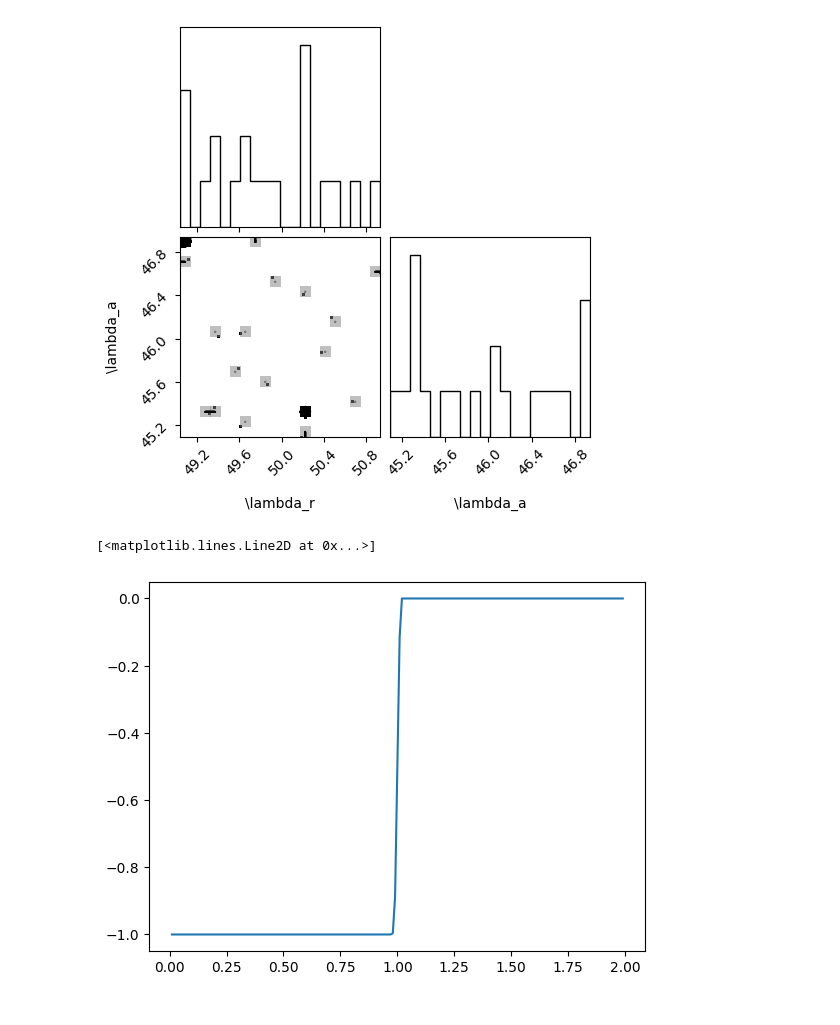
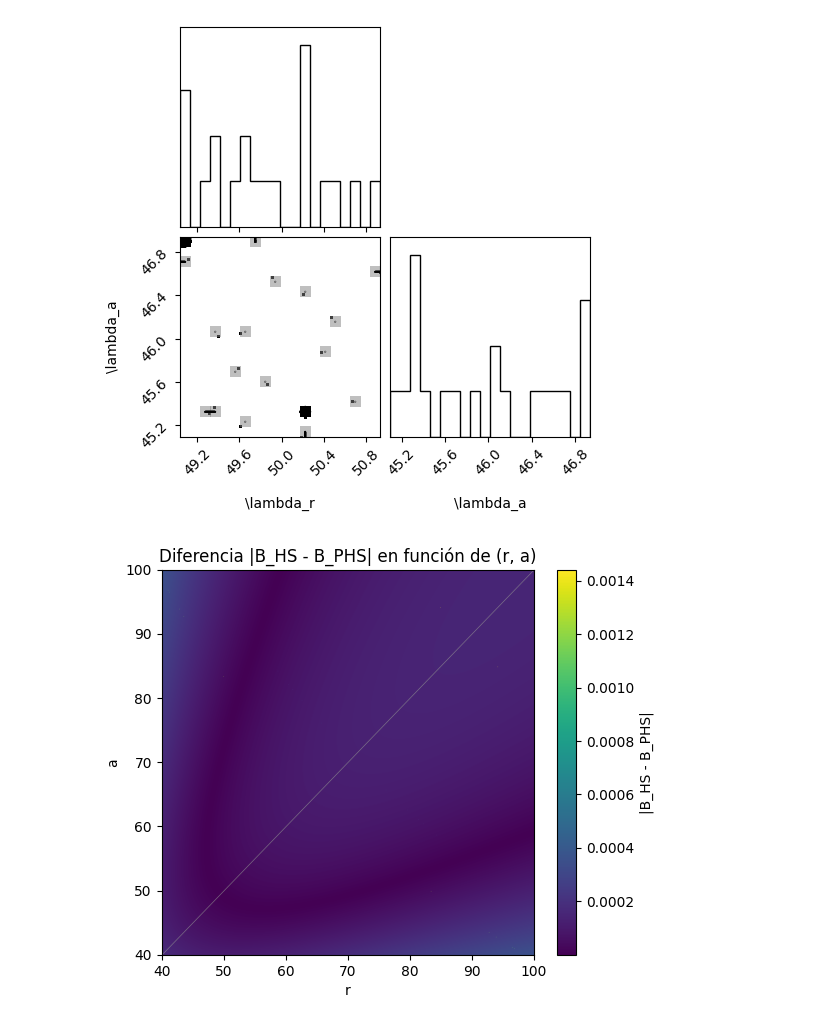
Before and after one commit to Alanxyz/statisticalphysicsrocks, a Jupyter notebook: MC.ipynb, the cells around one changed output. Saved outputs shown, nothing was run; the diff lists cells and outputs as text; code cells hidden in the pictures.

Commit message:
feat: differences plot

```diff
--- a/MC.ipynb
+++ b/MC.ipynb
@@ -356,10 +356,3 @@ plt.show()
 # %% [output]
 WARNING:root:Too few points to create valid contours
 [figure]
-# %%
-def u(r):
-    dl = 50
-    dT = 1.4737
-    if r > dl / (dl - 1):
-        return 0
-    return ((dl * ( dl / (dl - 1))**(dl - 1))  / dT) * ((1 / r)**dl - (1 / r)**(dl - 1)) + 1 / dT
@@ -368,6 +359,60 @@ f = lambda r: np.exp(-u(r)) -1
-# %%
-r = np.arange(0.01, 2, 0.01)
-plt.plot(r, [f(x) for x in r])
-# %% [output]
-[<matplotlib.lines.Line2D at 0x...>]
-[figure, removed]
+# %%
+import numpy as np
+import matplotlib.pyplot as plt
+
+D = 3
+V = lambda r: np.pi**(D/2) * r**D / math.gamma(D/2 + 1)
+integrand = lambda r: r**(D - 1)
+result, error = quad(integrand, 0, 1)
+B_HS = result * np.pi**(D / 2) / math.gamma(D / 2)
+
+# Definir el dominio
+x = np.linspace(40, 100,1000)
+y = np.linspace(40, 100, 1000)
+X, Y = np.meshgrid(x, y)
+
+def diff(r, a):
+    if r == a:
+        return np.nan  # evitar división por cero
+
+    T = 1.4737
+    e = 1 / T
+
+    try:
+        A = r / (r - a) * (r / a)**(a / (r - a))
+        B = (r / a)**(1 / (r - a))
+    except ZeroDivisionError:
+        return np.nan
+
+    def u(x):
+        if x >= B:
+            return 0
+        return A * e * ( (1/x)**r - (1/x)**a ) + e
+
+    try:
+        integrand = lambda r_: (np.exp(-u(r_)) - 1) * r_**(D-1)
+        result, _ = quad(integrand, 0, B)
+        B_PHS = -result * np.pi**(D / 2) / math.gamma(D / 2)
+    except Exception:
+        return np.nan
+
+    return np.abs(B_HS - B_PHS)
+
+# Vectorizar la función
+vecdiff = np.vectorize(diff)
+
+# Evaluar f(x, y), omitiendo la diagonal
+Z = vecdiff(X, Y)
+Z[X == Y] = np.nan  # opcional: quitar la diagonal x = y
+
+# Graficar
+plt.figure(figsize=(6, 5))
+plt.imshow(Z, extent=[x.min(), x.max(), y.min(), y.max()],
+           origin='lower', cmap='viridis', aspect='auto')
+plt.colorbar(label='|B_HS - B_PHS|')
+plt.xlabel('r')
+plt.ylabel('a')
+plt.title('Diferencia |B_HS - B_PHS| en función de (r, a)')
+plt.show()
+# %% [output]
+[figure, added]
```
Also changed, not shown: parts of 6 cells of this notebook.
